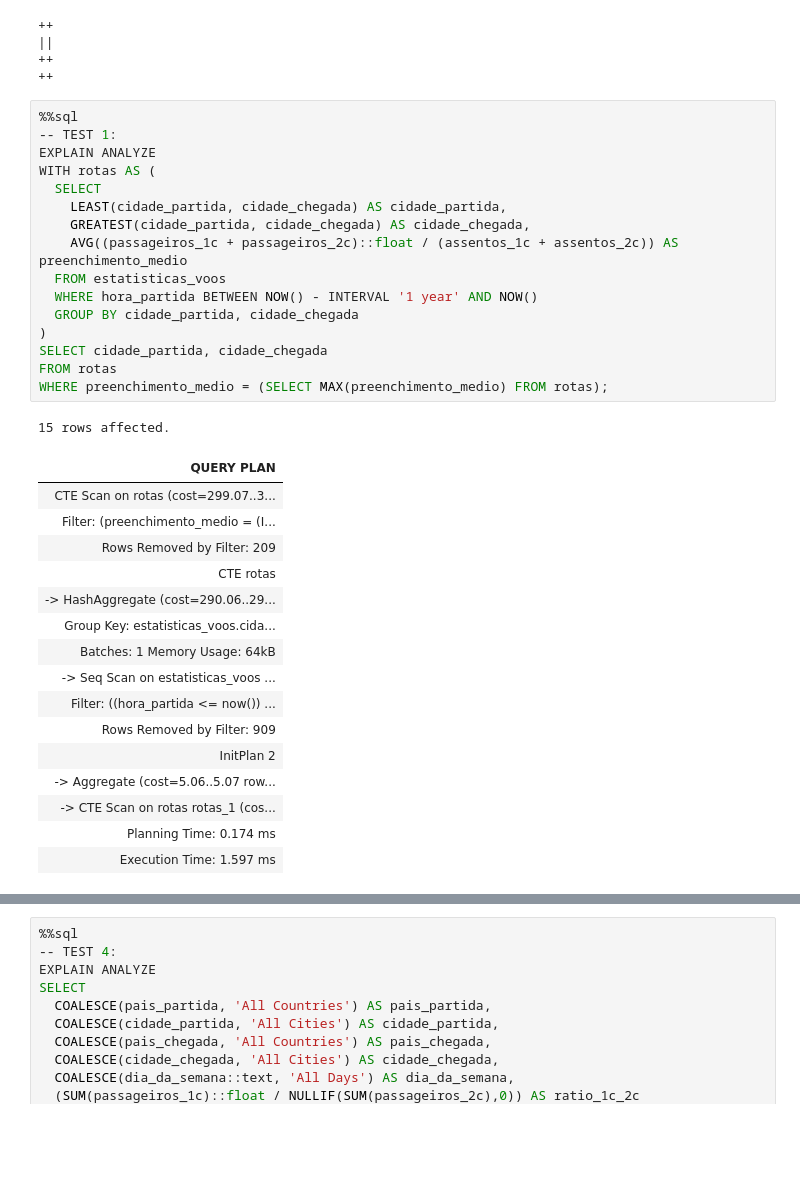
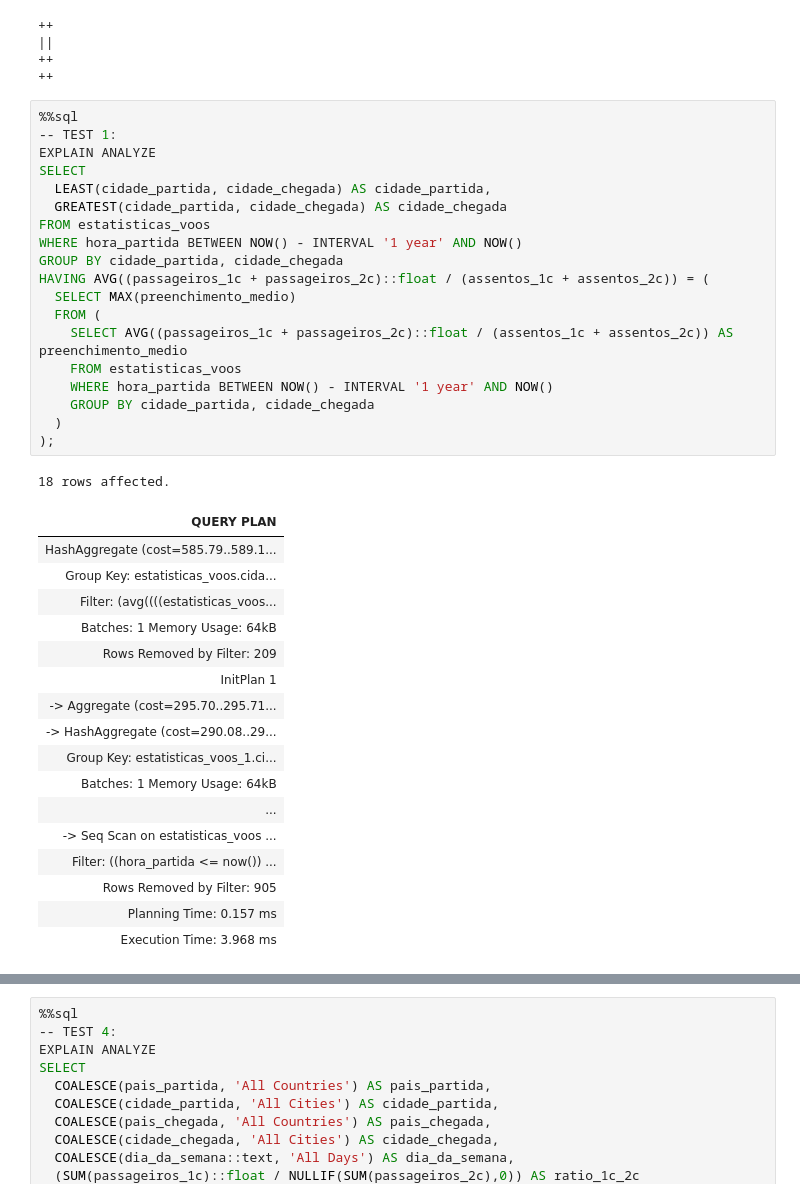
Before and after one commit to inesiscosta/aviation-db, a Jupyter notebook: bdist-workspace/data/E2-report.ipynb, the cells around one changed output, grey strips where cells are left out. Drawn from its saved outputs; the diff is of its cells as text; blank space fills up the shorter version.

```diff
--- a/bdist-workspace/data/E2-report.ipynb
+++ b/bdist-workspace/data/E2-report.ipynb
@@ -534,37 +535,41 @@ SET enable_seqscan = ON;
 # %%
 %%sql
 -- TEST 1:
 EXPLAIN ANALYZE
-WITH rotas AS (
-  SELECT
-    LEAST(cidade_partida, cidade_chegada) AS cidade_partida,
-    GREATEST(cidade_partida, cidade_chegada) AS cidade_chegada,
-    AVG((passageiros_1c + passageiros_2c)::float / (assentos_1c + assentos_2c)) AS preenchimento_medio
-  FROM estatisticas_voos
-  WHERE hora_partida BETWEEN NOW() - INTERVAL '1 year' AND NOW()
-  GROUP BY cidade_partida, cidade_chegada
-)
-SELECT cidade_partida, cidade_chegada
-FROM rotas
-WHERE preenchimento_medio = (SELECT MAX(preenchimento_medio) FROM rotas);
+SELECT
+  LEAST(cidade_partida, cidade_chegada) AS cidade_partida,
+  GREATEST(cidade_partida, cidade_chegada) AS cidade_chegada
+FROM estatisticas_voos
+WHERE hora_partida BETWEEN NOW() - INTERVAL '1 year' AND NOW()
+GROUP BY cidade_partida, cidade_chegada
+HAVING AVG((passageiros_1c + passageiros_2c)::float / (assentos_1c + assentos_2c)) = (
+  SELECT MAX(preenchimento_medio)
+  FROM (
+    SELECT AVG((passageiros_1c + passageiros_2c)::float / (assentos_1c + assentos_2c)) AS preenchimento_medio
+    FROM estatisticas_voos
+    WHERE hora_partida BETWEEN NOW() - INTERVAL '1 year' AND NOW()
+    GROUP BY cidade_partida, cidade_chegada
+  )
+);
 # %% [output]
-15 rows affected.
+18 rows affected.
 | QUERY PLAN |
-| CTE Scan on rotas (cost=299.07..3... |
-| Filter: (preenchimento_medio = (I... |
+| HashAggregate (cost=585.79..589.1... |
+| Group Key: estatisticas_voos.cida... |
+| Filter: (avg((((estatisticas_voos... |
+| Batches: 1 Memory Usage: 64kB |
 | Rows Removed by Filter: 209 |
-| CTE rotas |
-| -> HashAggregate (cost=290.06..29... |
-| Group Key: estatisticas_voos.cida... |
+| InitPlan 1 |
+| -> Aggregate (cost=295.70..295.71... |
+| -> HashAggregate (cost=290.08..29... |
+| Group Key: estatisticas_voos_1.ci... |
 | Batches: 1 Memory Usage: 64kB |
+| ... |
 | -> Seq Scan on estatisticas_voos ... |
 | Filter: ((hora_partida <= now()) ... |
-| Rows Removed by Filter: 909 |
-| InitPlan 2 |
-| -> Aggregate (cost=5.06..5.07 row... |
-| -> CTE Scan on rotas rotas_1 (cos... |
-| Planning Time: 0.174 ms |
-| Execution Time: 1.597 ms |
+| Rows Removed by Filter: 905 |
+| Planning Time: 0.157 ms |
+| Execution Time: 3.968 ms |
 # %%
 %%sql
 -- TEST 2:
```
Also changed, not shown: parts of 4 cells of this notebook.
